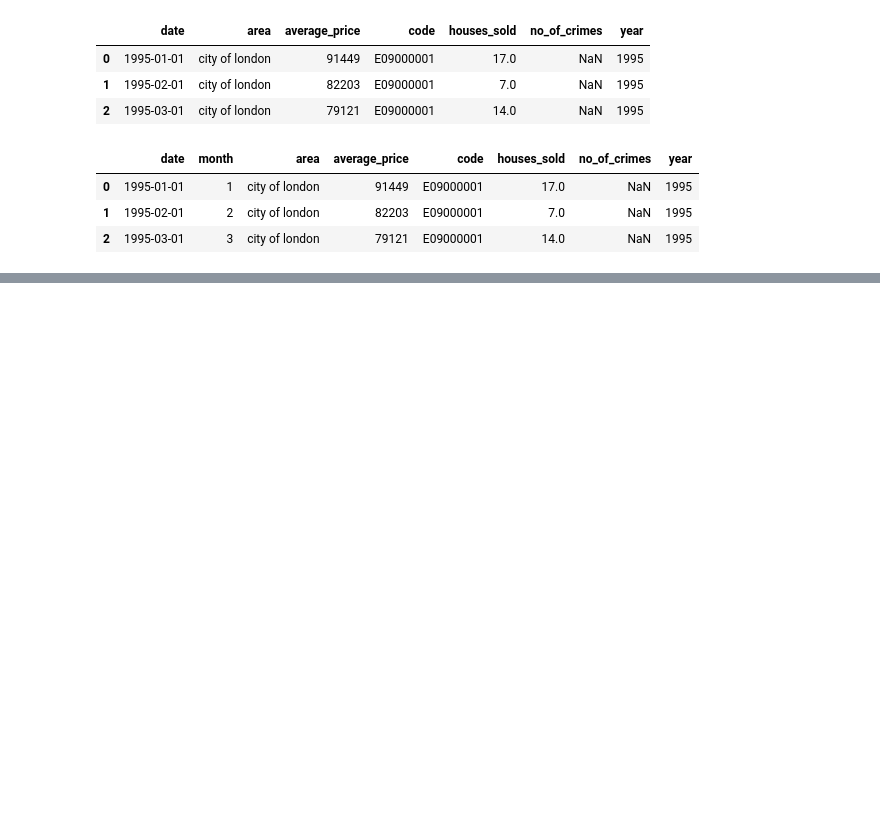
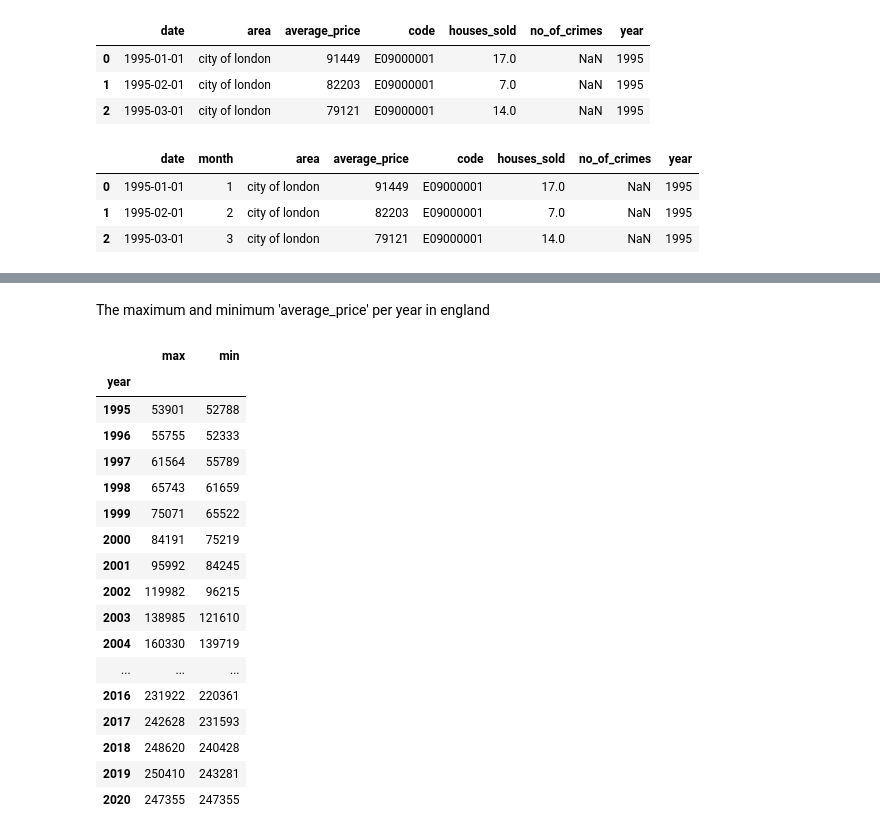
Before and after one commit to davinavc/Data-Analyst, a Jupyter notebook: London_Housing.ipynb, the cells around one changed output, grey strips where cells are left out. Drawn from its saved outputs; the diff is of its cells as text; code cells hidden in the pictures; blank space fills up the shorter version.

```diff
--- a/London_Housing.ipynb
+++ b/London_Housing.ipynb
@@ -81,4 +82,4 @@ data.head(3)
 # %%
-data.drop(['year', 'month'], axis=1, inplace=True)
+data.drop(['month'], axis=1, inplace=True)
 data.head(3)
 # %% [output]
@@ -104,0 +107,24 @@ data[data['no_of_crimes'] == 0]
+# %% [markdown]
+The maximum and minimum 'average_price' per year in england
+# %%
+england = data[data['area'] == 'england']
+england.groupby('year')['average_price'].agg(['max', 'min'])
+# %% [output]
+|  | max | min |
+| year |  |  |
+| 1995 | 53901 | 52788 |
+| 1996 | 55755 | 52333 |
+| 1997 | 61564 | 55789 |
+| 1998 | 65743 | 61659 |
+| 1999 | 75071 | 65522 |
+| 2000 | 84191 | 75219 |
+| 2001 | 95992 | 84245 |
+| 2002 | 119982 | 96215 |
+| 2003 | 138985 | 121610 |
+| 2004 | 160330 | 139719 |
+| ... | ... | ... |
+| 2016 | 231922 | 220361 |
+| 2017 | 242628 | 231593 |
+| 2018 | 248620 | 240428 |
+| 2019 | 250410 | 243281 |
+| 2020 | 247355 | 247355 |
```
Also changed, not shown: parts of 13 cells of this notebook.
